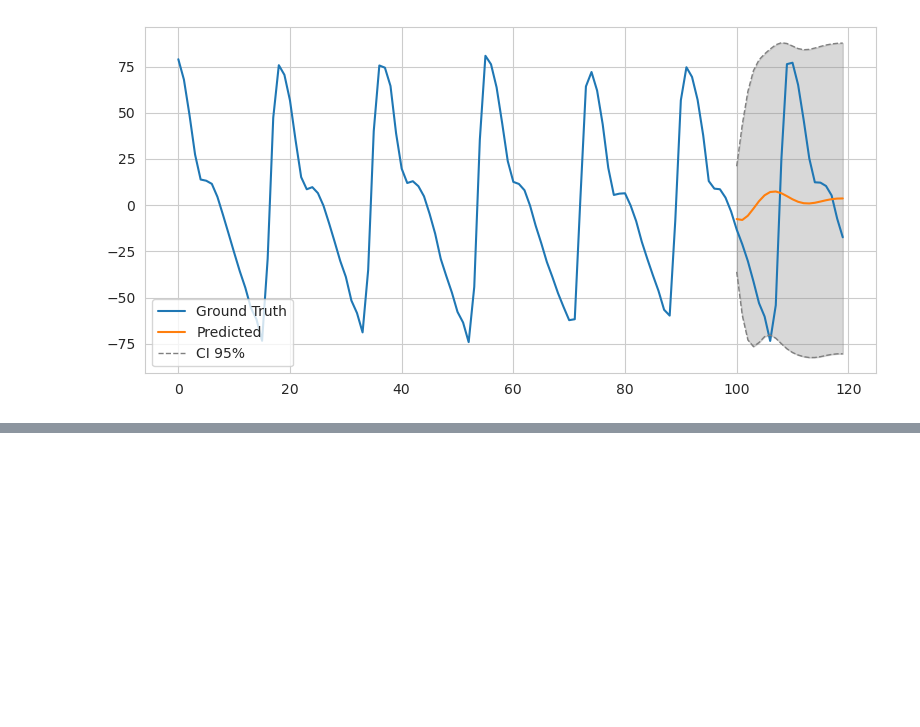
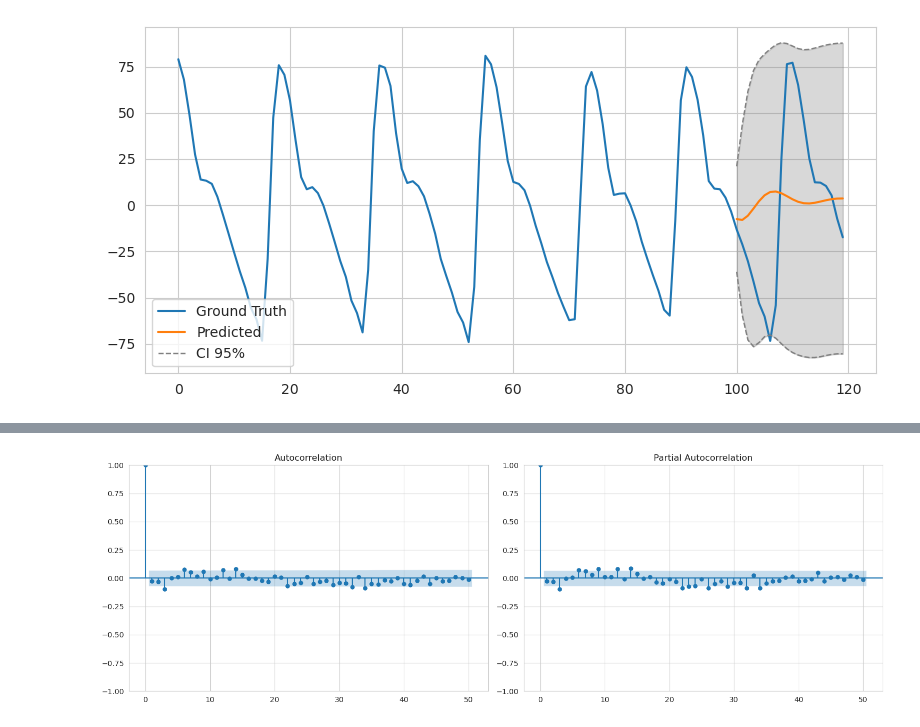
Before and after one commit to WHITSNAK/sta542-sp23, a Jupyter notebook: hw1/hw1.ipynb, the cells around one changed output, grey strips where cells are left out. Cells and saved outputs as stored; diff of their text form; code cells hidden in the pictures; blank space fills up the shorter version.

```diff
--- a/hw1/hw1.ipynb
+++ b/hw1/hw1.ipynb
@@ -77,0 +135,10 @@ fig.tight_layout()
+# %%
+fig, ax = plt.subplots(nrows=1, ncols=2, figsize=(15, 5))
+
+_ = sm.graphics.tsa.plot_acf(ar3.resid, ax=ax[0], lags=50)
+_ = sm.graphics.tsa.plot_pacf(ar3.resid, method='ywm', ax=ax[1], lags=50)
+
+
+fig.tight_layout()
+# %% [output]
+[figure, added]
```
Also changed, not shown: parts of 8 cells of this notebook, 3 other files.
